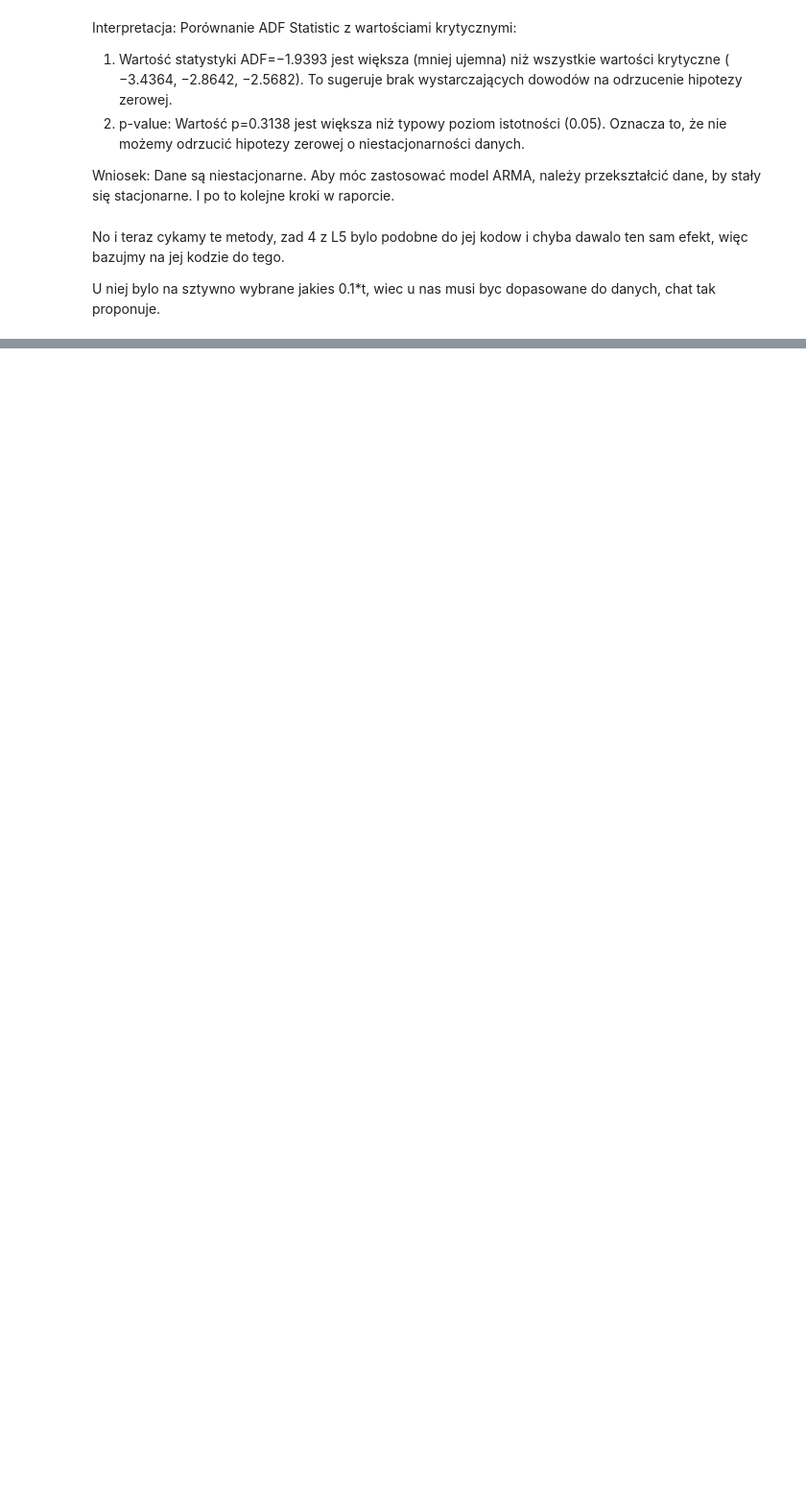
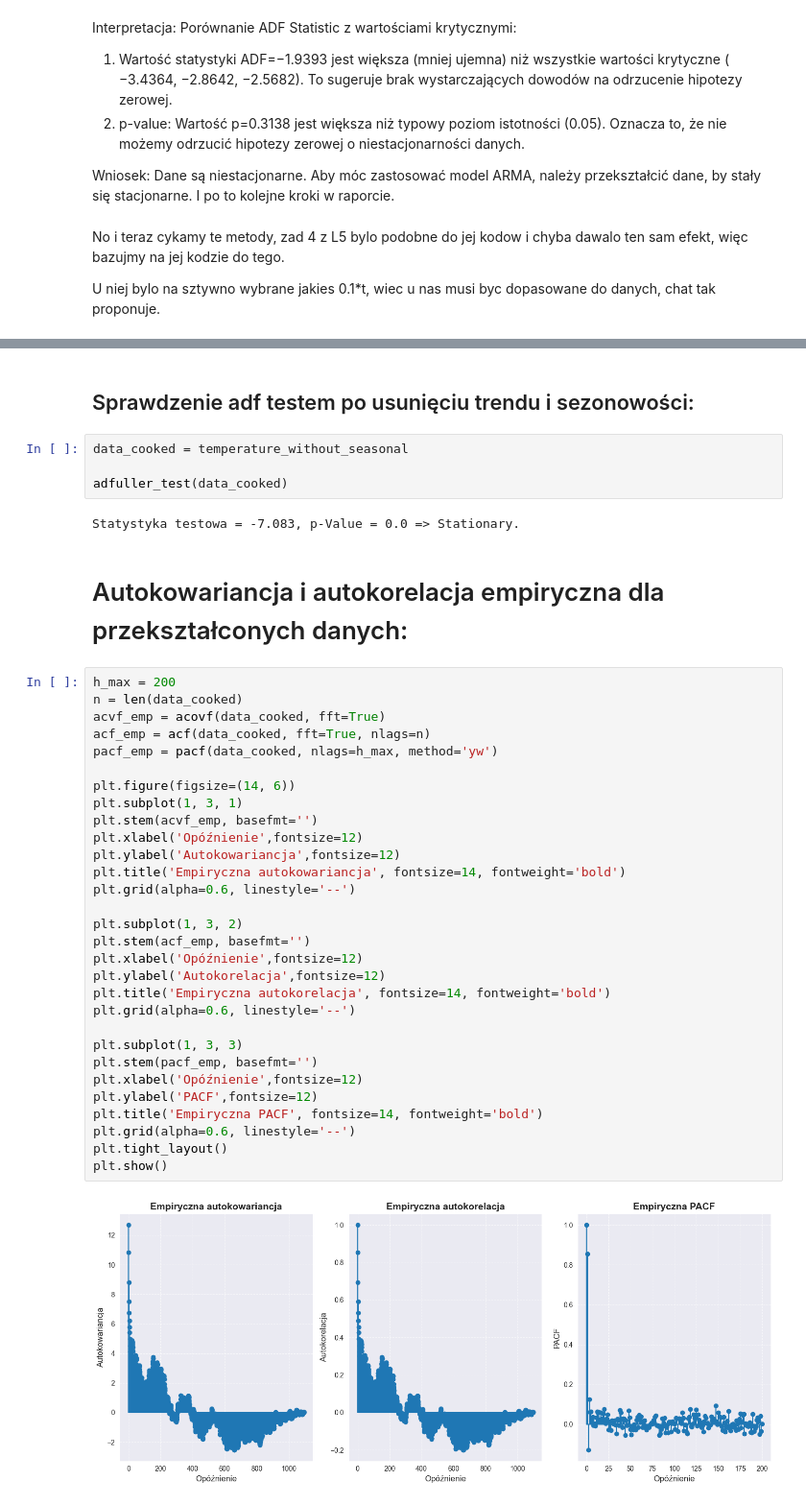
Before and after one commit to mathieuboro/Raport_ARMA_Computer_Analysis_of_Time_Series, a Jupyter notebook: raport.ipynb, the cells around one changed output, grey strips where cells are left out. Shown at 96% size. Saved outputs shown, nothing was run; the diff lists cells and outputs as text; blank space fills up the shorter version.

```diff
--- a/raport.ipynb
+++ b/raport.ipynb
@@ -395,0 +368,42 @@ import ace_tools as tools; tools.display_dataframe_to_user(name="Wyniki testów
+# %% [markdown]
+## Sprawdzenie adf testem po usunięciu trendu i sezonowości:
+# %%
+data_cooked = temperature_without_seasonal
+
+adfuller_test(data_cooked)
+# %% [output]
+Statystyka testowa = -7.083, p-Value = 0.0 => Stationary.
+# %% [markdown]
+# Autokowariancja i autokorelacja empiryczna dla przekształconych danych:
+# %%
+h_max = 200
+n = len(data_cooked)
+acvf_emp = acovf(data_cooked, fft=True)
+acf_emp = acf(data_cooked, fft=True, nlags=n)
+pacf_emp = pacf(data_cooked, nlags=h_max, method='yw')
+
+plt.figure(figsize=(14, 6))
+plt.subplot(1, 3, 1)
+plt.stem(acvf_emp, basefmt='')
+plt.xlabel('Opóźnienie',fontsize=12)
+plt.ylabel('Autokowariancja',fontsize=12)
+plt.title('Empiryczna autokowariancja', fontsize=14, fontweight='bold')
+plt.grid(alpha=0.6, linestyle='--')
+
+plt.subplot(1, 3, 2)
+plt.stem(acf_emp, basefmt='')
+plt.xlabel('Opóźnienie',fontsize=12)
+plt.ylabel('Autokorelacja',fontsize=12)
+plt.title('Empiryczna autokorelacja', fontsize=14, fontweight='bold')
+plt.grid(alpha=0.6, linestyle='--')
+
+plt.subplot(1, 3, 3)
+plt.stem(pacf_emp, basefmt='')
+plt.xlabel('Opóźnienie',fontsize=12)
+plt.ylabel('PACF',fontsize=12)
+plt.title('Empiryczna PACF', fontsize=14, fontweight='bold')
+plt.grid(alpha=0.6, linestyle='--')
+plt.tight_layout()
+plt.show()
+# %% [output]
+[figure, added]
```
Also changed, not shown: parts of 22 cells of this notebook.
